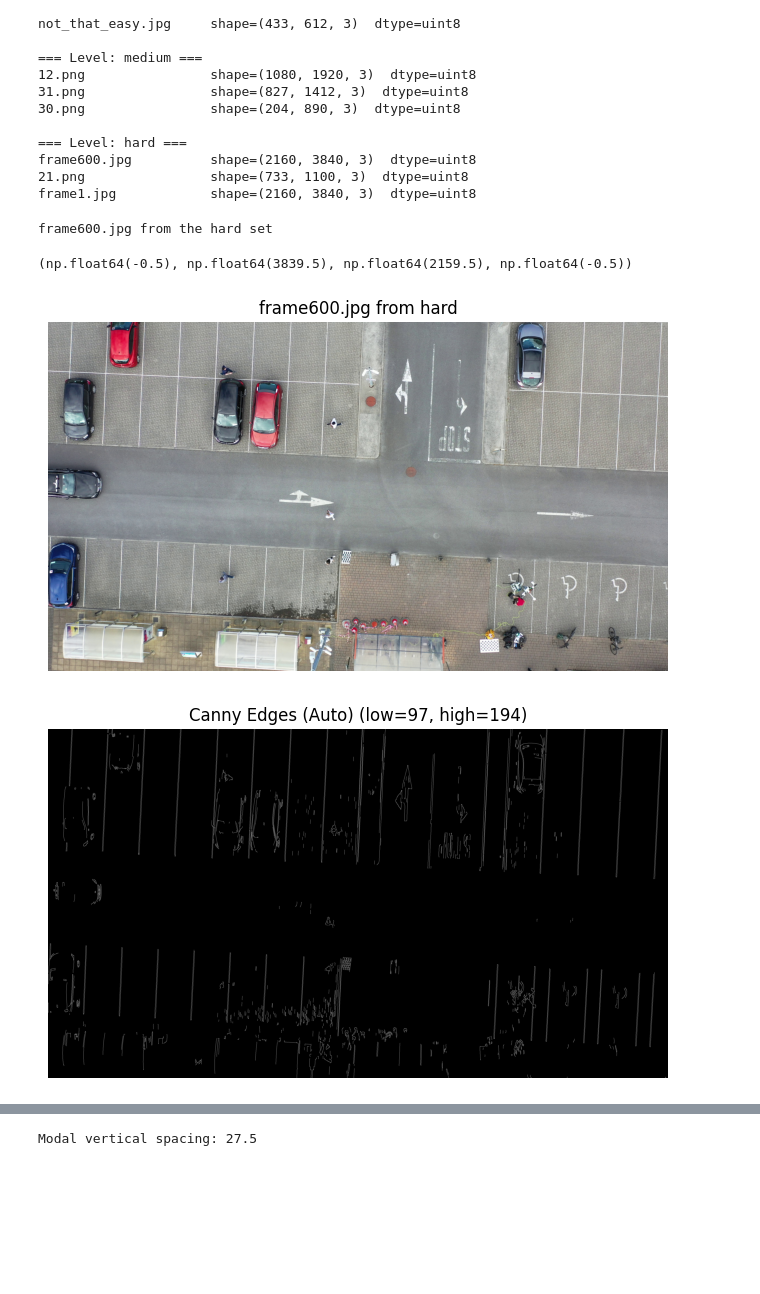
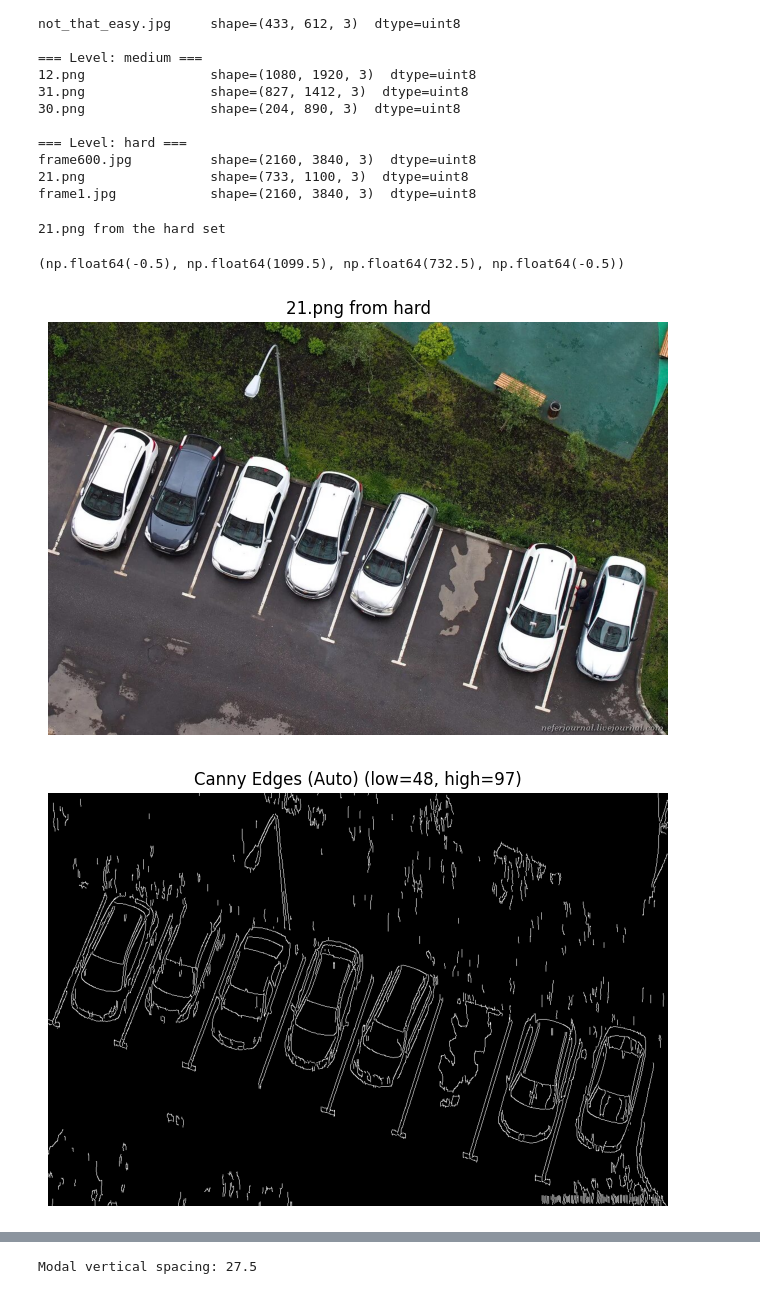
Before and after one commit to Bobfritguy/EE551_mini_project, a Jupyter notebook: mini_project.ipynb, the cells around one changed output, grey strips where cells are left out. Drawn from its saved outputs; the diff is of its cells as text; code cells hidden in the pictures; blank space fills up the shorter version.

```diff
--- a/mini_project.ipynb
+++ b/mini_project.ipynb
@@ -81,39 +81,39 @@ def get_canny_edges_auto(grey, sigma=0.33, debug=True, title="Canny Edges (Auto)
 # %%
 # --- EASY
 #(set_name, image_name) = ("easy", "29.png")
 #(set_name, image_name) = ("easy", "not_that_easy.jpg")
 #(set_name, image_name) = ("easy", "easy.jpg")
 #(set_name, image_name) = ("easy", "20.png")
 
 # --- MEDIUM
 #(set_name, image_name) = ("medium", "12.png")
 #(set_name, image_name) = ("medium", "30.png")
 #(set_name, image_name) = ("medium", "31.png")
 
 # --- HARD
-(set_name, image_name) = ("hard", "frame600.jpg")
+#(set_name, image_name) = ("hard", "frame600.jpg")
 #(set_name, image_name) = ("hard", "frame1.jpg")
-#(set_name, image_name) = ("hard", "21.png")
+(set_name, image_name) = ("hard", "21.png")
 
 
 
 print(f"{image_name} from the {set_name} set")
 img = images[set_name][image_name]
 image = cv2.cvtColor(np.array(img), cv2.COLOR_RGB2BGR)
 plt.figure(figsize=(8, 8))
 plt.imshow(img)
 plt.title(f"{image_name} from {set_name}")
 plt.axis("off")
 # %% [output]
-frame600.jpg from the hard set
+21.png from the hard set
-(np.float64(-0.5), np.float64(3839.5), np.float64(2159.5), np.float64(-0.5))
+(np.float64(-0.5), np.float64(1099.5), np.float64(732.5), np.float64(-0.5))
-[figure, old version]
+[figure, new version]
 # %%
 img_grey = cv2.cvtColor(image, cv2.COLOR_BGR2GRAY)
 blurred = cv2.GaussianBlur(img_grey, (3,21), 0)
 canny_output = get_canny_edges_auto(blurred)
 # %% [output]
-[figure, old version]
+[figure, new version]
 # %%
 def cluster_vertical_lines(lines, distance_thresh=20):
     """
```
Also changed, not shown: parts of 4 cells of this notebook.
